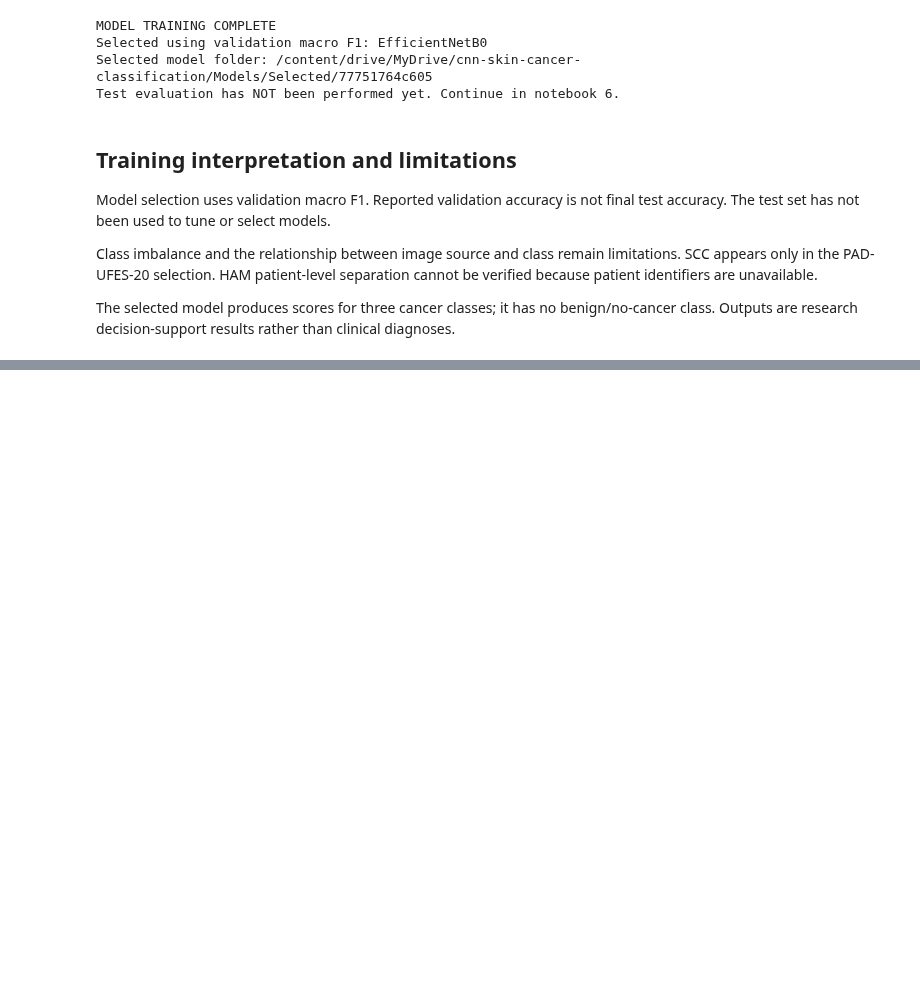
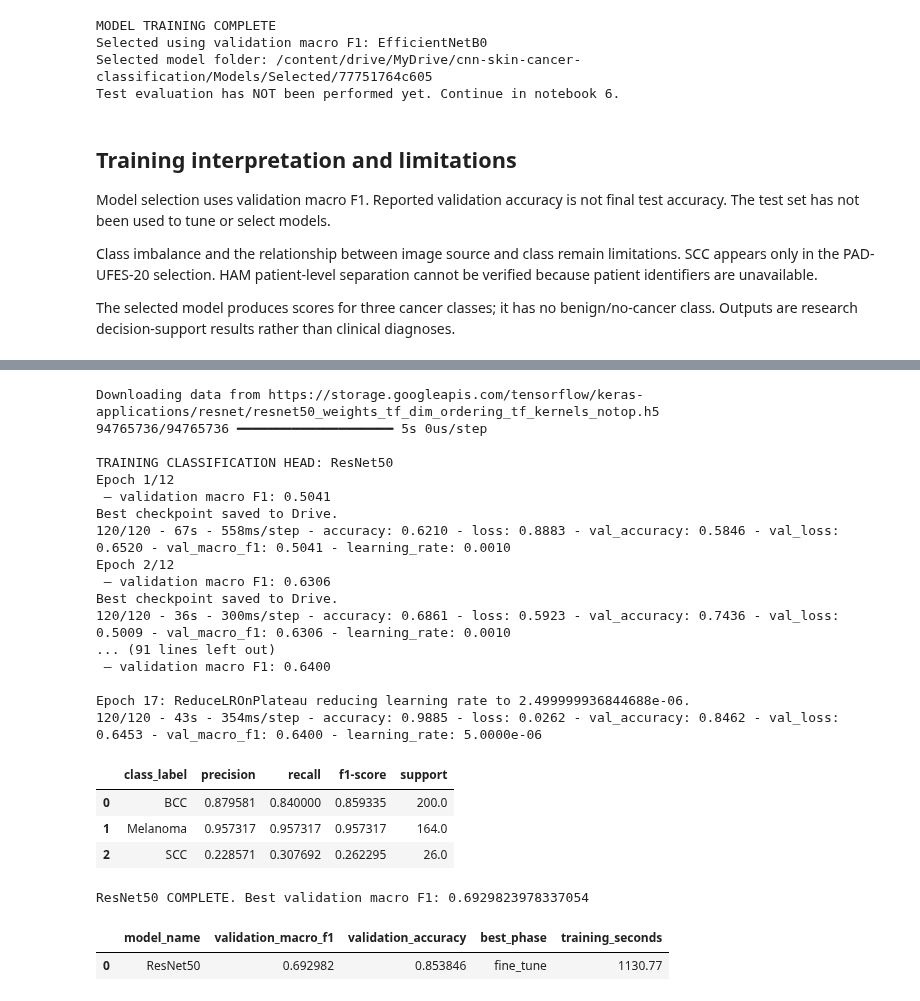
Before and after one commit to Chetalam/cnn-skin-cancer-classification, a Jupyter notebook: notebooks/05_model_training.ipynb, the cells around one changed output, grey strips where cells are left out. Cells and saved outputs as stored; diff of their text form; code cells hidden in the pictures; blank space fills up the shorter version.

```diff
--- a/notebooks/05_model_training.ipynb
+++ b/notebooks/05_model_training.ipynb
@@ -502,0 +772,31 @@ The selected model produces scores for three cancer classes; it has no benign/no
+# %%
+result = train_one_model('ResNet50')
+display(pd.DataFrame([result])[[
+    'model_name', 'validation_macro_f1', 'validation_accuracy',
+    'best_phase', 'training_seconds',
+]])
+# %% [output]
+Downloading data from https://storage.googleapis.com/tensorflow/keras-applications/resnet/resnet50_weights_tf_dim_ordering_tf_kernels_notop.h5
+94765736/94765736 ━━━━━━━━━━━━━━━━━━━━ 5s 0us/step
+
+TRAINING CLASSIFICATION HEAD: ResNet50
+Epoch 1/12
+ — validation macro F1: 0.5041
+Best checkpoint saved to Drive.
+120/120 - 67s - 558ms/step - accuracy: 0.6210 - loss: 0.8883 - val_accuracy: 0.5846 - val_loss: 0.6520 - val_macro_f1: 0.5041 - learning_rate: 0.0010
+Epoch 2/12
+ — validation macro F1: 0.6306
+Best checkpoint saved to Drive.
+120/120 - 36s - 300ms/step - accuracy: 0.6861 - loss: 0.5923 - val_accuracy: 0.7436 - val_loss: 0.5009 - val_macro_f1: 0.6306 - learning_rate: 0.0010
+... (91 lines left out)
+ — validation macro F1: 0.6400
+
+Epoch 17: ReduceLROnPlateau reducing learning rate to 2.499999936844688e-06.
+120/120 - 43s - 354ms/step - accuracy: 0.9885 - loss: 0.0262 - val_accuracy: 0.8462 - val_loss: 0.6453 - val_macro_f1: 0.6400 - learning_rate: 5.0000e-06
+|  | class_label | precision | recall | f1-score | support |
+| 0 | BCC | 0.879581 | 0.840000 | 0.859335 | 200.0 |
+| 1 | Melanoma | 0.957317 | 0.957317 | 0.957317 | 164.0 |
+| 2 | SCC | 0.228571 | 0.307692 | 0.262295 | 26.0 |
+ResNet50 COMPLETE. Best validation macro F1: 0.6929823978337054
+|  | model_name | validation_macro_f1 | validation_accuracy | best_phase | training_seconds |
+| 0 | ResNet50 | 0.692982 | 0.853846 | fine_tune | 1130.77 |
```
Also changed, not shown: parts of 7 cells of this notebook.
